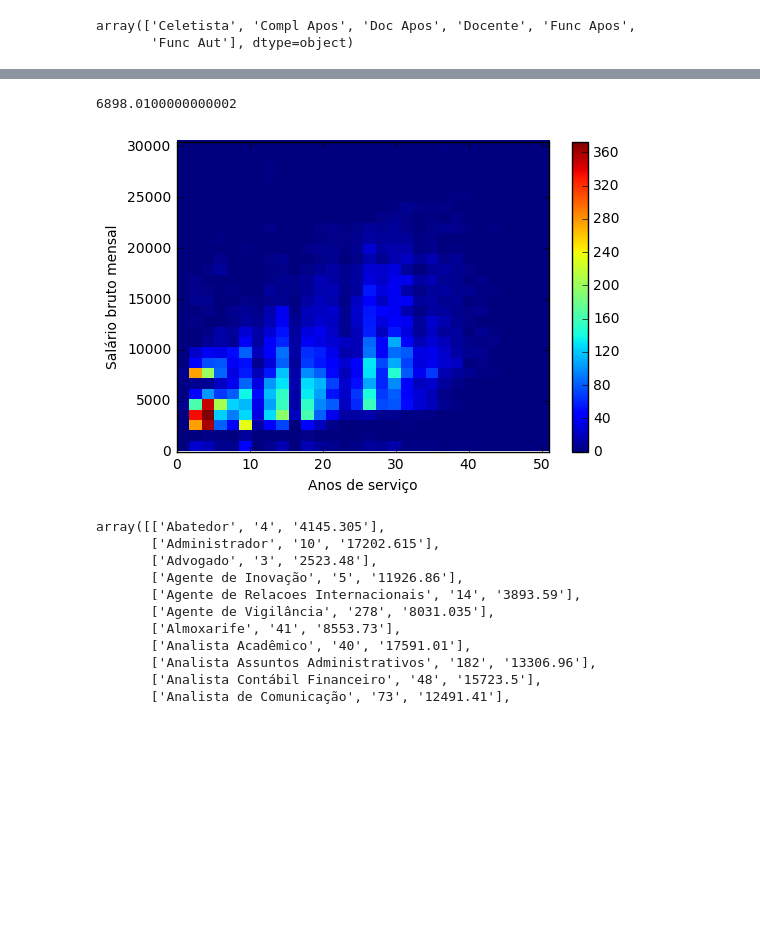
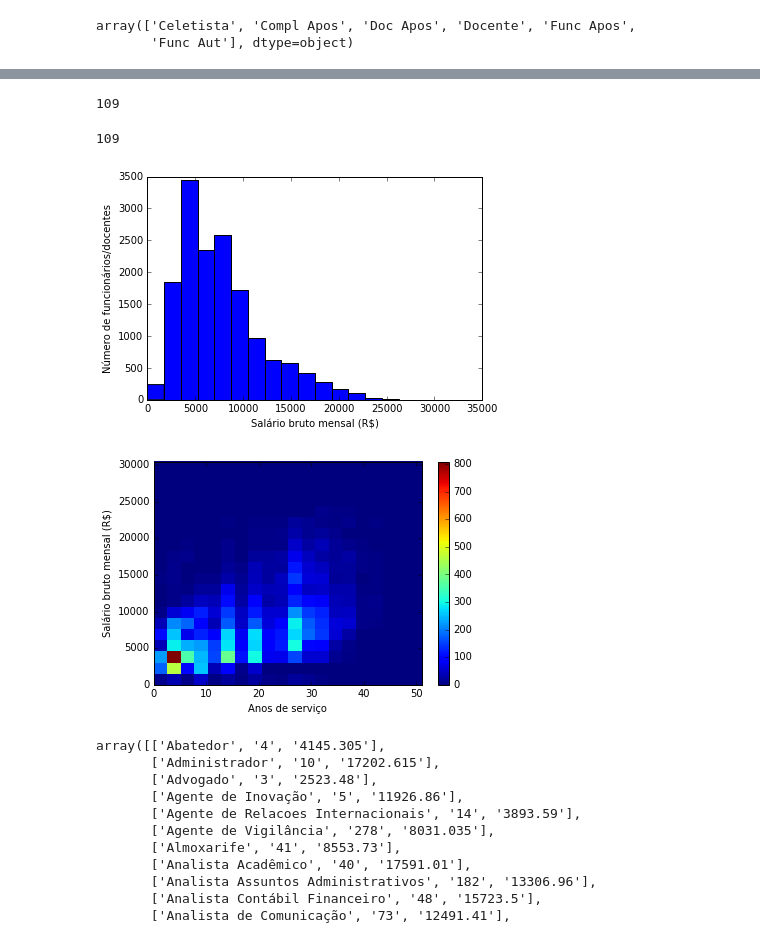
Before and after one commit to danilolessa/computacoes, a Jupyter notebook: analises/transparencia/folha-usp.ipynb, the cells around one changed output, grey strips where cells are left out. Saved outputs shown, nothing was run; the diff lists cells and outputs as text; code cells hidden in the pictures; blank space fills up the shorter version.

```diff
--- a/analises/transparencia/folha-usp.ipynb
+++ b/analises/transparencia/folha-usp.ipynb
@@ -19,17 +38,30 @@ array(['Celetista', 'Compl Apos', 'Doc Apos', 'Docente', 'Func Apos',
 # %%
 dat = raw[(raw.categoria == "Celetista")]
 #len(dat)
-np.median(dat.salario)
+#np.median(dat.salario)
+dat_n = dat[dat.salario > governor_salary]
+len(dat_n)
 # %% [output]
-6898.0100000000002
+109
+# %%
+len(dat_n)
+# %% [output]
+109
+# %%
+plt.hist(dat.salario, bins=20, range=(0, 35000))
+plt.xlabel("Salário bruto mensal (R$)")
+plt.ylabel("Número de funcionários/docentes")
+plt.show()
+# %% [output]
+[figure, added]
 # %%
-plt.hist2d(x=dat.tempo.values, y=dat.salario.values, bins=30)
+plt.hist2d(x=dat.tempo.values, y=dat.salario.values, bins=20)
 plt.xlabel("Anos de serviço")
-plt.ylabel("Salário bruto mensal")
+plt.ylabel("Salário bruto mensal (R$)")
 plt.colorbar()
 plt.show()
 # %% [output]
-[figure, old version]
+[figure, new version]
 # %%
 funcoes = np.unique(dat.func)
 resul = []
```
Also changed, not shown: parts of 11 cells of this notebook, 4 other files.
